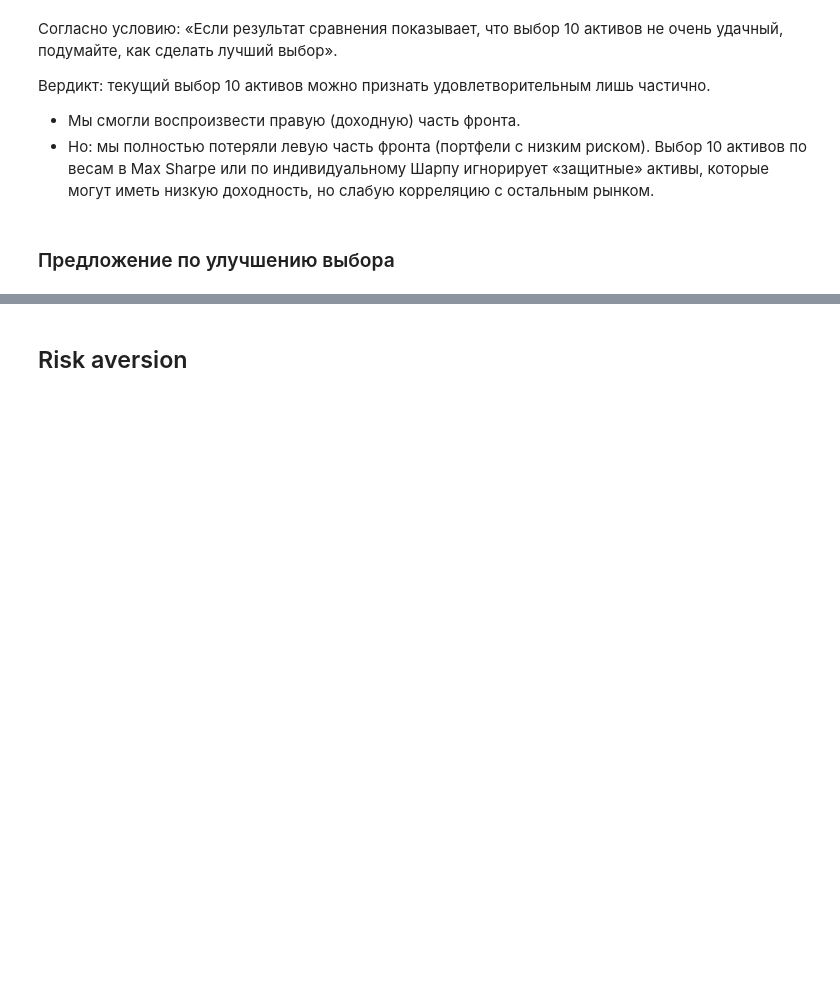
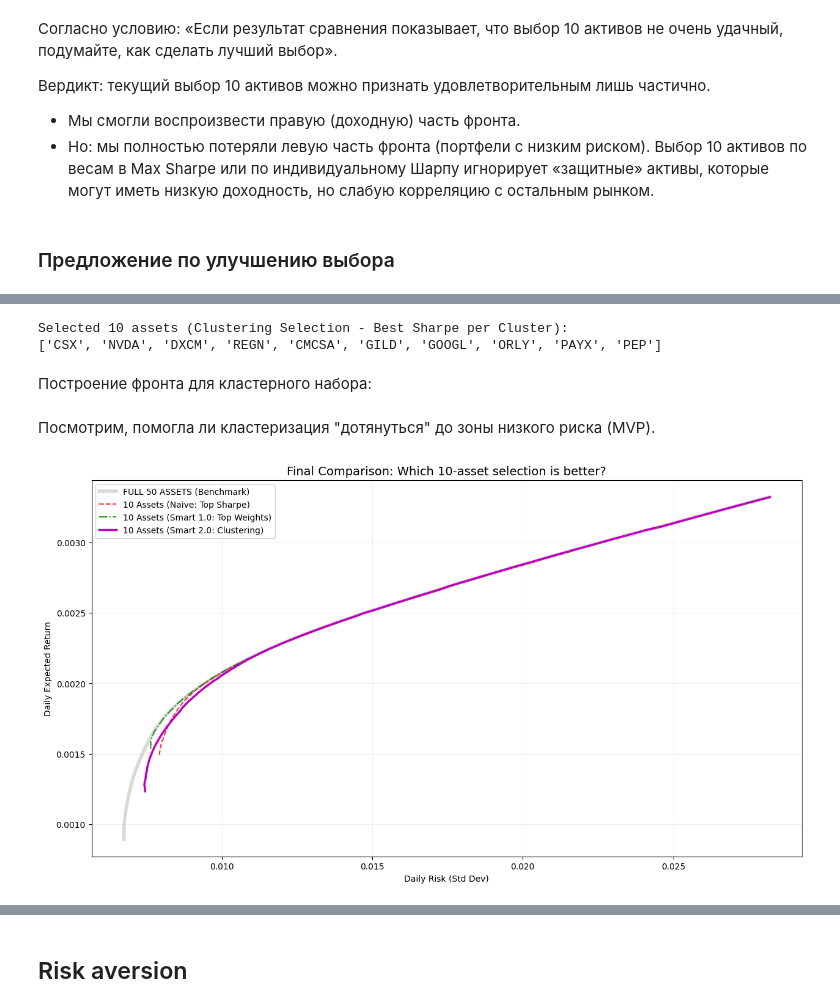
Before and after one commit to theMagusDev/NASDAQ-opt-portfolio, a Jupyter notebook: solution.ipynb, the cells around one changed output, grey strips where cells are left out. Drawn from its saved outputs; the diff is of its cells as text; code cells hidden in the pictures; blank space fills up the shorter version.

```diff
--- a/solution.ipynb
+++ b/solution.ipynb
@@ -414,0 +417,68 @@ plt.show()
+# %%
+from sklearn.cluster import KMeans
+
+# 1. Построение матрицы корреляций
+# Мы используем корреляцию, так как она отражает сходство в движении активов
+corr_matrix = log_returns.corr()
+
+# 2. Кластеризация K-Means
+# Задаем random_state для воспроизводимости результатов
+n_clusters = 10
+kmeans = KMeans(n_clusters=n_clusters, random_state=42, n_init=10)
+kmeans.fit(corr_matrix)
+
+# Получаем метки кластеров для каждого тикера
+cluster_labels = pd.Series(kmeans.labels_, index=tickers)
+
+# 3. Репрезентативный отбор (Best Sharpe per Cluster)
+# Рассчитаем индивидуальные коэффициенты Шарпа (они уже были в коде выше, но пересчитаем для надежности)
+individual_sharpe = mu / np.sqrt(np.diag(Sigma))
+
+tickers_10_cluster = []
+
+for i in range(n_clusters):
+    # Активы, попавшие в текущий кластер
+    cluster_assets = cluster_labels[cluster_labels == i].index
+    # Выбираем лидера по Шарпу внутри этого кластера
+    best_asset = individual_sharpe[cluster_assets].idxmax()
+    tickers_10_cluster.append(best_asset)
+
+print("Selected 10 assets (Clustering Selection - Best Sharpe per Cluster):")
+print(tickers_10_cluster)
+# %% [output]
+Selected 10 assets (Clustering Selection - Best Sharpe per Cluster):
+['CSX', 'NVDA', 'DXCM', 'REGN', 'CMCSA', 'GILD', 'GOOGL', 'ORLY', 'PAYX', 'PEP']
+# %%
+# Подготовка данных для нового подмножества
+mu_10c = mu[tickers_10_cluster]
+Sigma_10c = Sigma.loc[tickers_10_cluster, tickers_10_cluster]
+# %% [markdown]
+Построение фронта для кластерного набора:
+# %%
+# Рассчитываем фронт без коротких продаж для кластерного метода
+risks_10c_ns, rets_10c_ns, _ = get_efficient_frontier(mu_10c, Sigma_10c, allow_short=False)
+# %% [markdown]
+Посмотрим, помогла ли кластеризация "дотянуться" до зоны низкого риска (MVP).
+# %%
+plt.figure(figsize=(15, 8))
+
+# 1. Benchmark (Весь рынок 50 акций)
+plt.plot(risks_ns, rets_ns, 'k-', linewidth=4, alpha=0.15, label='FULL 50 ASSETS (Benchmark)')
+
+# 2. Naive Approach (Top Sharpe)
+plt.plot(risks_10n_ns, rets_10n_ns, 'r--', alpha=0.8, label='10 Assets (Naive: Top Sharpe)')
+
+# 3. Smart Selection 1.0 (Top Weights in Max Sharpe)
+plt.plot(risks_10s_ns, rets_10s_ns, 'g-.', alpha=0.8, label='10 Assets (Smart 1.0: Top Weights)')
+
+# 4. Smart Selection 2.0 (Clustering)
+plt.plot(risks_10c_ns, rets_10c_ns, 'm-', linewidth=2.5, label='10 Assets (Smart 2.0: Clustering)')
+
+plt.title('Final Comparison: Which 10-asset selection is better?', fontsize=14)
+plt.xlabel('Daily Risk (Std Dev)')
+plt.ylabel('Daily Expected Return')
+plt.legend()
+plt.grid(True, alpha=0.2)
+plt.show()
+# %% [output]
+[figure, added]
```
Also changed, not shown: parts of 3 cells of this notebook, 1 other file.
